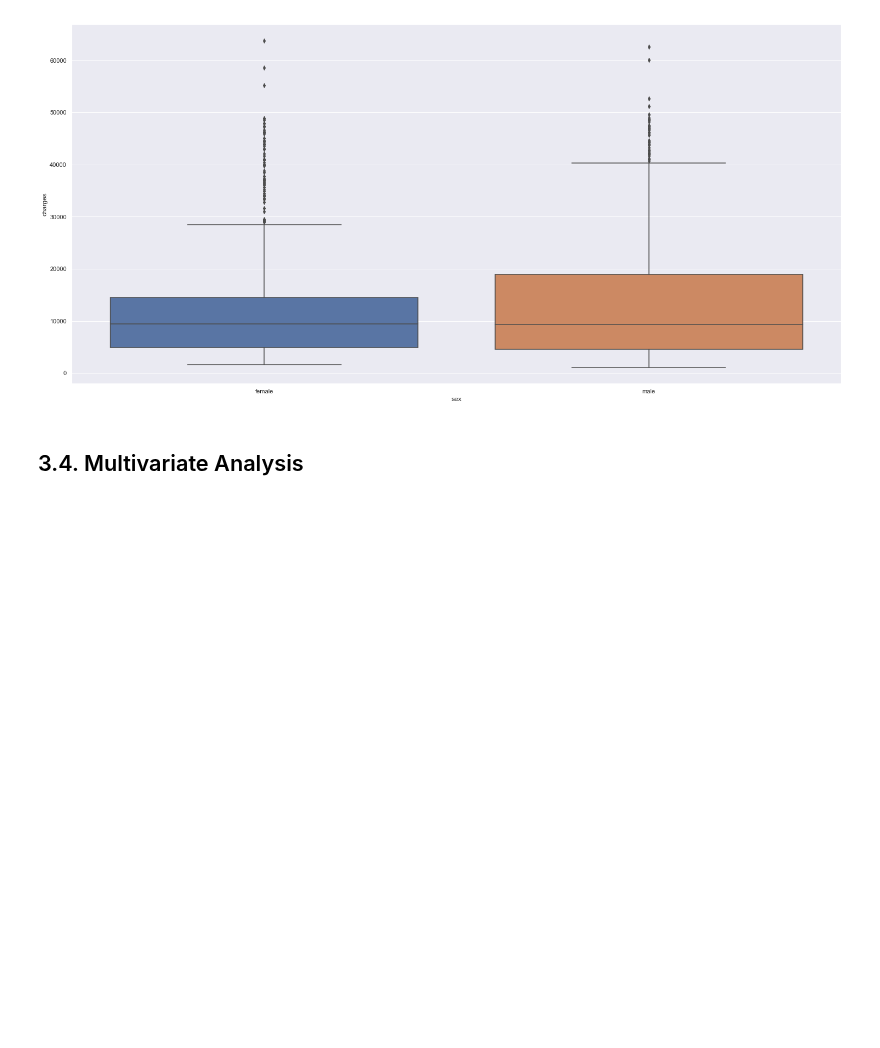
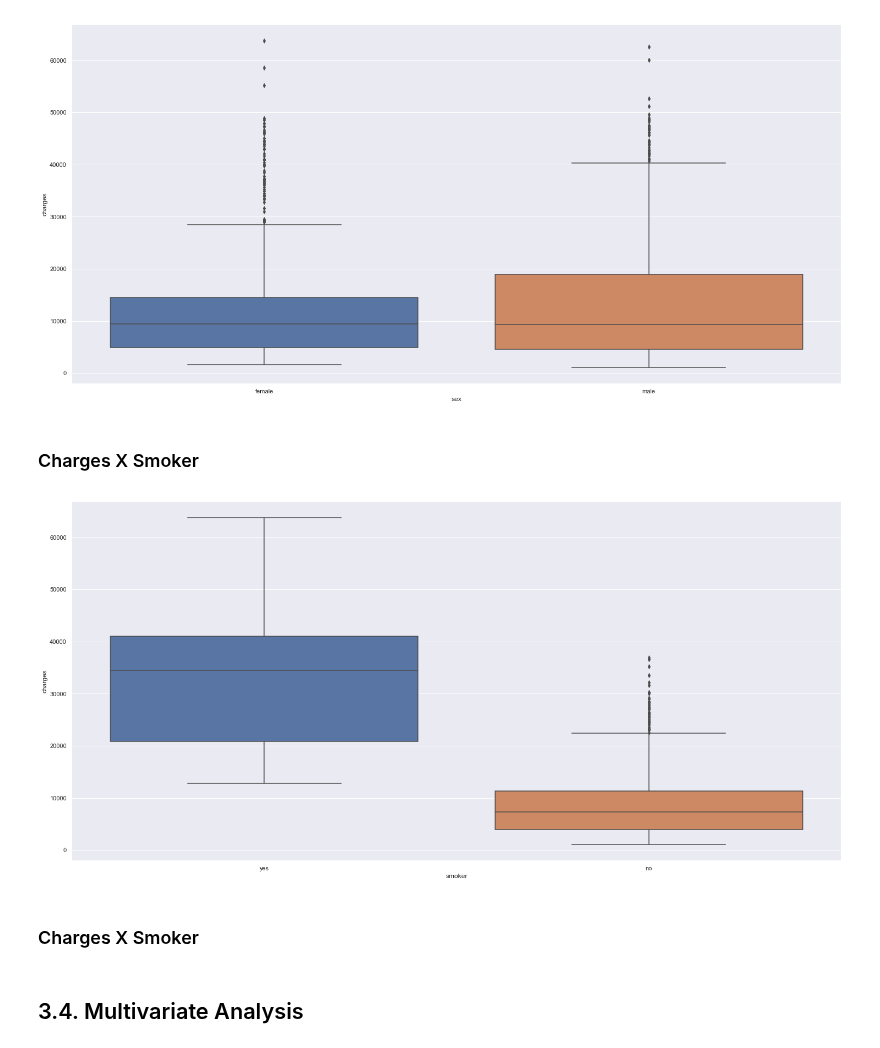
Before and after one commit to Meigarom/Predictive-Analytics, a Jupyter notebook: notebooks/Predictive-Analytics-Look.ipynb, the cells around one changed output. Saved outputs shown, nothing was run; the diff lists cells and outputs as text; code cells hidden in the pictures; blank space fills up the shorter version.

Commit message:
add second plot

```diff
--- a/notebooks/Predictive-Analytics-Look.ipynb
+++ b/notebooks/Predictive-Analytics-Look.ipynb
@@ -148,6 +159,14 @@ dtype: object
 sns.boxplot( df_raw['sex'], df_raw['charges'] );
 # %% [output]
 [figure]
+# %% [markdown]
+### Charges X Smoker
+# %%
+sns.boxplot( df_raw['smoker'], df_raw['charges'] );
+# %% [output]
+[figure, added]
+# %% [markdown]
+### Charges X Smoker
 # %% [markdown]
 ## 3.4. Multivariate Analysis
 # %% [markdown]
```
Also changed, not shown: parts of 2 cells of this notebook.
